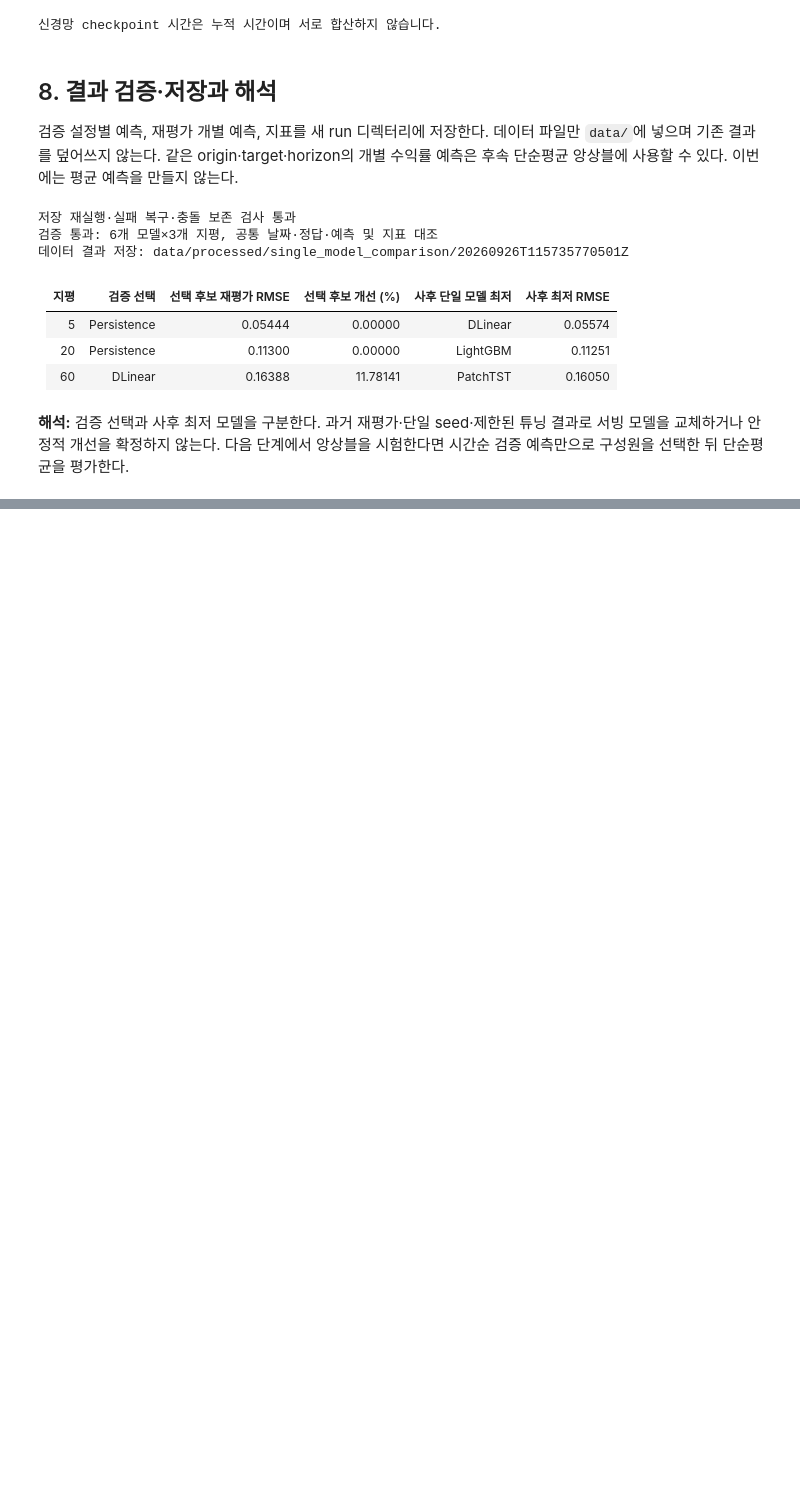
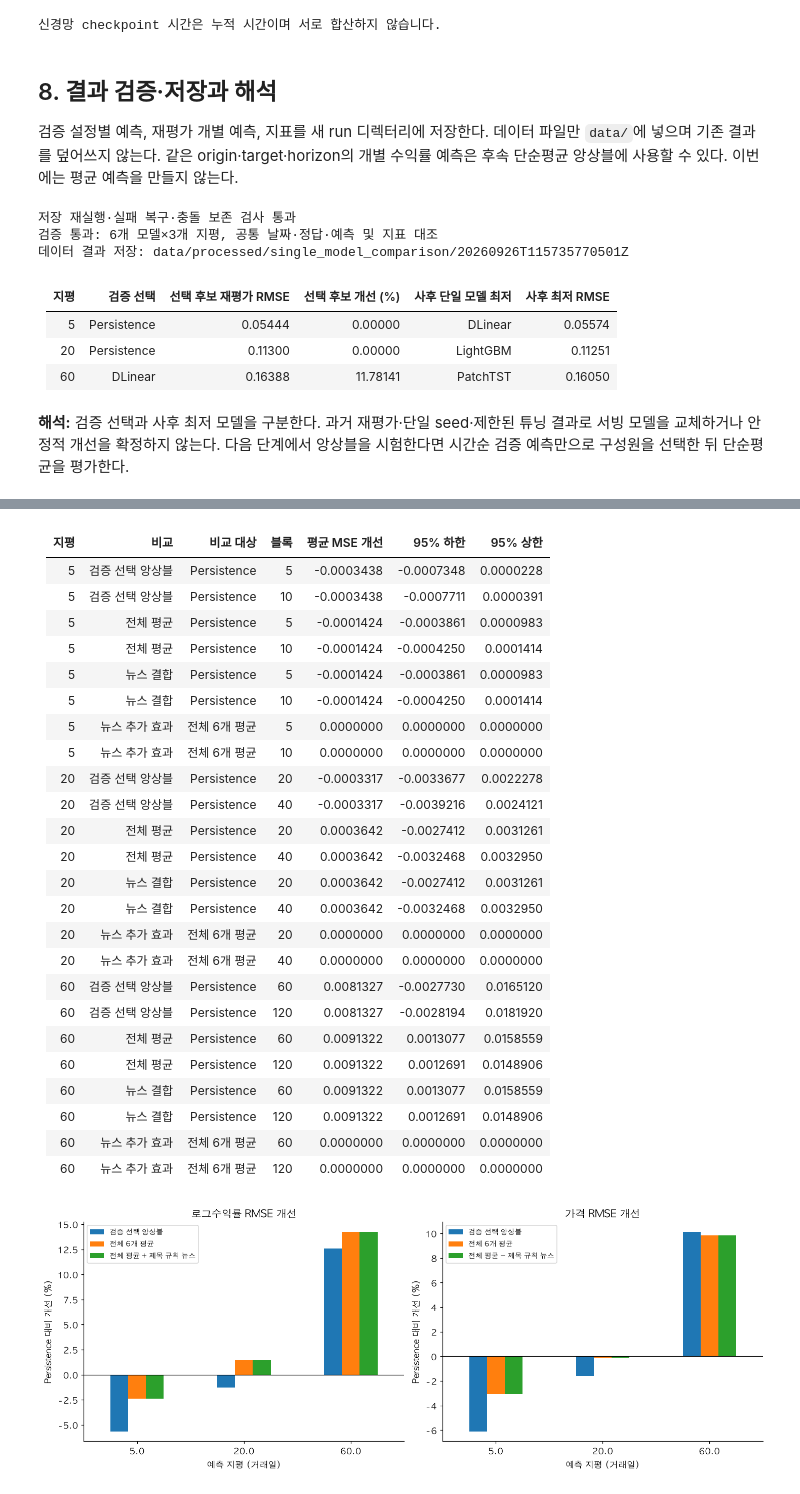
Before and after one commit to sjinie/Coffee_Price_Prediction, a Jupyter notebook: data_code/03_3_single_model_comparison.ipynb, the cells around one changed output, grey strips where cells are left out. Cells and saved outputs as stored; diff of their text form; code cells hidden in the pictures; blank space fills up the shorter version.

```diff
--- a/data_code/03_3_single_model_comparison.ipynb
+++ b/data_code/03_3_single_model_comparison.ipynb
@@ -771,0 +1228,68 @@ display(Markdown("**해석:** 검증 선택과 사후 최저 모델을 구분한
+# %%
+def paired_block_interval(actual, prediction, comparator, block, seed=42, repeats=1000):
+    arrays = [np.asarray(x, dtype=float) for x in (actual, prediction, comparator)]
+    if any(x.ndim != 1 or x.shape != arrays[0].shape for x in arrays) or not np.isfinite(arrays).all():
+        raise ValueError("bootstrap 입력은 같은 길이의 유한 1차원 배열이어야 합니다.")
+    n = len(arrays[0])
+    if not 1 <= block <= n:
+        raise ValueError("블록 길이가 표본 수 범위를 벗어났습니다.")
+    y, pred, base = arrays
+    gain = (y-base)**2 - (y-pred)**2
+    rng = np.random.default_rng(seed)
+    starts = rng.integers(0, n, size=(repeats, int(np.ceil(n/block))))
+    indices = ((starts[..., None]+np.arange(block)) % n).reshape(repeats, -1)[:, :n]
+    lo, hi = np.quantile(gain[indices].mean(axis=1), [.025, .975])
+    return {"평균 MSE 개선": gain.mean(), "95% 하한": lo, "95% 상한": hi}
+
+interval_rows = []
+for h in HORIZONS:
+    reference, forecasts = panels[("historical", h)]
+    # 실제 거래일 축에 빠진 origin이 있으면 블록을 임의로 이어 붙이지 않는다.
+    sessions = coffee_sessions(reference.index.min(), reference.index.max())
+    pd.testing.assert_index_equal(reference.index.rename(None), sessions.rename(None))
+    for label, name, baseline in (("검증 선택 앙상블", ensemble_choice[h], "Persistence"),
+                                  ("전체 평균", "전체 6개 평균", "Persistence"),
+                                  ("뉴스 결합", "전체 평균 + 제목 규칙 뉴스", "Persistence"),
+                                  ("뉴스 추가 효과", "전체 평균 + 제목 규칙 뉴스", "전체 6개 평균")):
+        for block in (h, 2*h):
+            interval_rows.append({"지평": h, "비교": label, "비교 대상": baseline, "블록": block,
+                **paired_block_interval(reference.actual_return, forecasts[name], forecasts[baseline], block)})
+interval_scores = pd.DataFrame(interval_rows)
+show_table(interval_scores, digits=7)
+fig, axes = plt.subplots(1, 2, figsize=(13, 4.8), constrained_layout=True)
+for ax, metric, title in zip(axes, ("Persistence 대비 개선 (%)", "가격 RMSE 개선 (%)"),
+                            ("로그수익률 RMSE 개선", "가격 RMSE 개선")):
+    pivot = main_scores.loc[main_scores["후보"].ne("Persistence")].pivot(index="지평", columns="후보", values=metric)
+    pivot.plot.bar(ax=ax, rot=0)
+    ax.axhline(0, color="black", linewidth=.8)
+    ax.set(title=title, xlabel="예측 지평 (거래일)", ylabel="Persistence 대비 개선 (%)")
+    ax.legend(fontsize=9)
+plt.show()
+# %% [output]
+|   지평 | 비교             | 비교 대상     |   블록 |   평균 MSE 개선 |   95% 하한 |   95% 상한 |
+|-------:|:-----------------|:--------------|-------:|----------------:|-----------:|-----------:|
+|      5 | 검증 선택 앙상블 | Persistence   |      5 |      -0.0003438 | -0.0007348 |  0.0000228 |
+|      5 | 검증 선택 앙상블 | Persistence   |     10 |      -0.0003438 | -0.0007711 |  0.0000391 |
+|      5 | 전체 평균        | Persistence   |      5 |      -0.0001424 | -0.0003861 |  0.0000983 |
+|      5 | 전체 평균        | Persistence   |     10 |      -0.0001424 | -0.0004250 |  0.0001414 |
+|      5 | 뉴스 결합        | Persistence   |      5 |      -0.0001424 | -0.0003861 |  0.0000983 |
+|      5 | 뉴스 결합        | Persistence   |     10 |      -0.0001424 | -0.0004250 |  0.0001414 |
+|      5 | 뉴스 추가 효과   | 전체 6개 평균 |      5 |       0.0000000 |  0.0000000 |  0.0000000 |
+|      5 | 뉴스 추가 효과   | 전체 6개 평균 |     10 |       0.0000000 |  0.0000000 |  0.0000000 |
+|     20 | 검증 선택 앙상블 | Persistence   |     20 |      -0.0003317 | -0.0033677 |  0.0022278 |
+|     20 | 검증 선택 앙상블 | Persistence   |     40 |      -0.0003317 | -0.0039216 |  0.0024121 |
+|     20 | 전체 평균        | Persistence   |     20 |       0.0003642 | -0.0027412 |  0.0031261 |
+|     20 | 전체 평균        | Persistence   |     40 |       0.0003642 | -0.0032468 |  0.0032950 |
+|     20 | 뉴스 결합        | Persistence   |     20 |       0.0003642 | -0.0027412 |  0.0031261 |
+|     20 | 뉴스 결합        | Persistence   |     40 |       0.0003642 | -0.0032468 |  0.0032950 |
+|     20 | 뉴스 추가 효과   | 전체 6개 평균 |     20 |       0.0000000 |  0.0000000 |  0.0000000 |
+|     20 | 뉴스 추가 효과   | 전체 6개 평균 |     40 |       0.0000000 |  0.0000000 |  0.0000000 |
+|     60 | 검증 선택 앙상블 | Persistence   |     60 |       0.0081327 | -0.0027730 |  0.0165120 |
+|     60 | 검증 선택 앙상블 | Persistence   |    120 |       0.0081327 | -0.0028194 |  0.0181920 |
+|     60 | 전체 평균        | Persistence   |     60 |       0.0091322 |  0.0013077 |  0.0158559 |
+|     60 | 전체 평균        | Persistence   |    120 |       0.0091322 |  0.0012691 |  0.0148906 |
+|     60 | 뉴스 결합        | Persistence   |     60 |       0.0091322 |  0.0013077 |  0.0158559 |
+|     60 | 뉴스 결합        | Persistence   |    120 |       0.0091322 |  0.0012691 |  0.0148906 |
+|     60 | 뉴스 추가 효과   | 전체 6개 평균 |     60 |       0.0000000 |  0.0000000 |  0.0000000 |
+|     60 | 뉴스 추가 효과   | 전체 6개 평균 |    120 |       0.0000000 |  0.0000000 |  0.0000000 |
+[figure, added]
```
Also changed, not shown: parts of 9 cells of this notebook, 3 other files.
